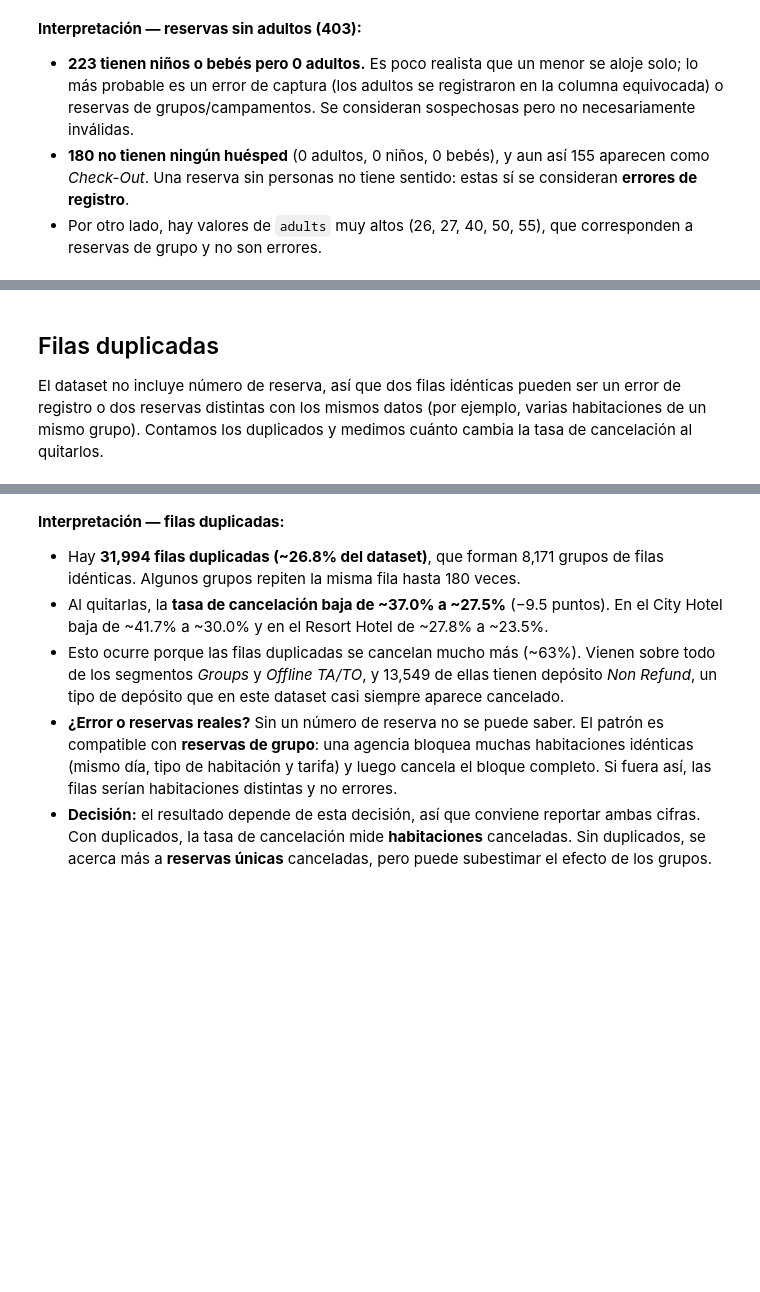
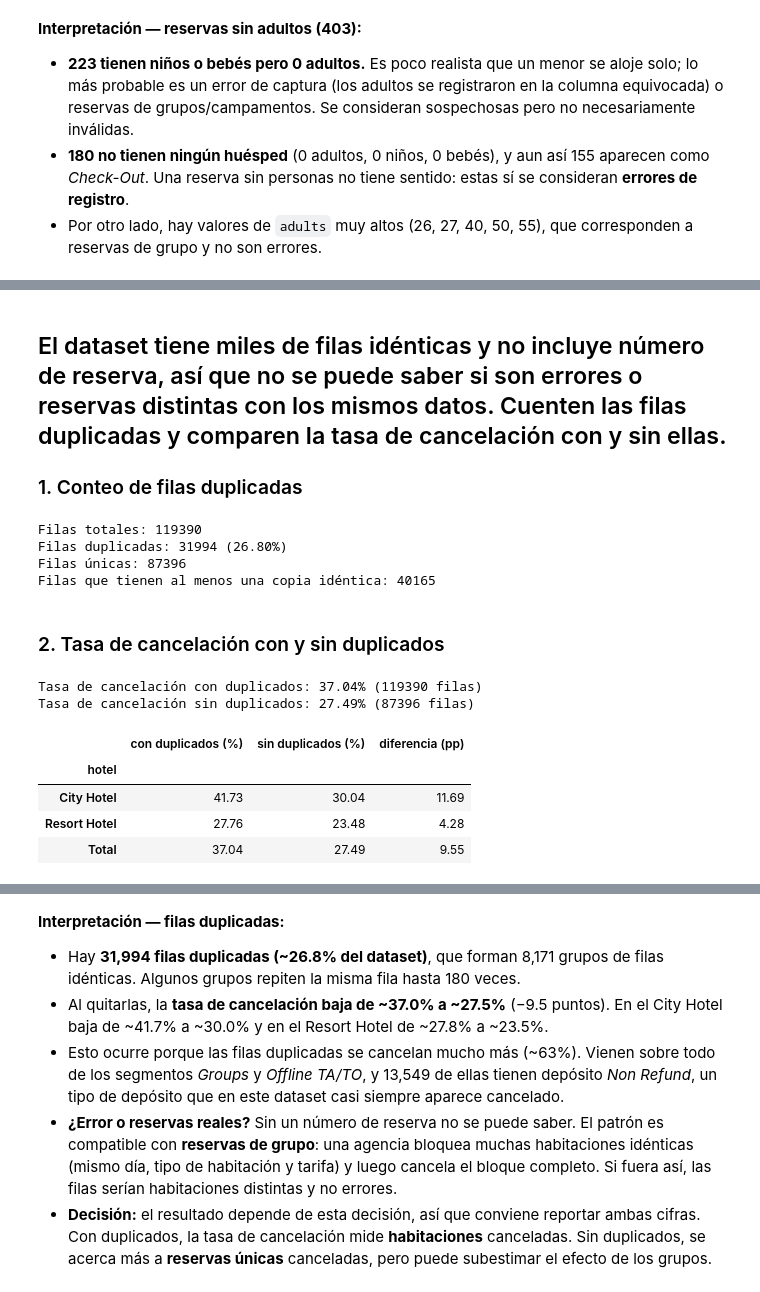
Before and after one commit to N0oCh1/TopicoII, a Jupyter notebook: Laboratorio4/Lab4_reportes.ipynb, the cells around one changed output, grey strips where cells are left out. Drawn from its saved outputs; the diff is of its cells as text; code cells hidden in the pictures; blank space fills up the shorter version.

```diff
--- a/Laboratorio4/Lab4_reportes.ipynb
+++ b/Laboratorio4/Lab4_reportes.ipynb
@@ -114,27 +245,47 @@ df.filter(like='flag_').sum()
 # %% [markdown]
-## Filas duplicadas
+## El dataset tiene miles de filas idénticas y no incluye número de reserva, así que no se puede saber si son errores o reservas distintas con los mismos datos. Cuenten las filas duplicadas y comparen la tasa de cancelación con y sin ellas.
 
-El dataset no incluye número de reserva, así que dos filas idénticas pueden ser un error de registro o dos reservas distintas con los mismos datos (por ejemplo, varias habitaciones de un mismo grupo). Contamos los duplicados y medimos cuánto cambia la tasa de cancelación al quitarlos.
+### 1. Conteo de filas duplicadas
 # %%
-# Solo usamos las columnas originales del CSV (sin las columnas flag_ creadas arriba)
-columnas_originales = [c for c in df.columns if not c.startswith('flag_')]
+# Partimos del CSV original para comparar solo sus columnas (sin las columnas flag_ creadas arriba)
+df_original = load_data('hotels.csv')
+columnas_originales = df_original.columns.tolist()
 
 # keep='first': la primera aparición no cuenta como duplicada, solo sus copias
-es_duplicada = df.duplicated(subset=columnas_originales, keep='first')
+es_duplicada = df_original.duplicated(keep='first')
 
-print('Filas totales:', len(df))
+print('Filas totales:', len(df_original))
 print(f'Filas duplicadas: {es_duplicada.sum()} ({es_duplicada.mean():.2%})')
 print('Filas únicas:', (~es_duplicada).sum())
-print('Filas que tienen al menos una copia idéntica:', df.duplicated(subset=columnas_originales, keep=False).sum())
+print('Filas que tienen al menos una copia idéntica:', df_original.duplicated(keep=False).sum())
+# %% [output]
+Filas totales: 119390
+Filas duplicadas: 31994 (26.80%)
+Filas únicas: 87396
+Filas que tienen al menos una copia idéntica: 40165
+# %% [markdown]
+### 2. Tasa de cancelación con y sin duplicados
 # %%
 # Tasa de cancelación con y sin duplicados
-df_sin_dup = df[~es_duplicada]
+df_con_dup = df_original
+df_sin_dup = df_original[~es_duplicada]
+
+print(f"Tasa de cancelación con duplicados: {df_con_dup['is_canceled'].mean():.2%} ({len(df_con_dup)} filas)")
+print(f"Tasa de cancelación sin duplicados: {df_sin_dup['is_canceled'].mean():.2%} ({len(df_sin_dup)} filas)")
 
 comparacion = pd.DataFrame({
-    'con duplicados': df.groupby('hotel')['is_canceled'].mean(),
-    'sin duplicados': df_sin_dup.groupby('hotel')['is_canceled'].mean(),
+    'con duplicados (%)': df_con_dup.groupby('hotel')['is_canceled'].mean() * 100,
+    'sin duplicados (%)': df_sin_dup.groupby('hotel')['is_canceled'].mean() * 100,
 })
-comparacion.loc['Total'] = [df['is_canceled'].mean(), df_sin_dup['is_canceled'].mean()]
-comparacion['diferencia (pp)'] = (comparacion['con duplicados'] - comparacion['sin duplicados']) * 100
+comparacion.loc['Total'] = [df_con_dup['is_canceled'].mean() * 100, df_sin_dup['is_canceled'].mean() * 100]
+comparacion['diferencia (pp)'] = comparacion['con duplicados (%)'] - comparacion['sin duplicados (%)']
 
-(comparacion * [100, 100, 1]).round(2)
+comparacion.round(2)
+# %% [output]
+Tasa de cancelación con duplicados: 37.04% (119390 filas)
+Tasa de cancelación sin duplicados: 27.49% (87396 filas)
+|  | con duplicados (%) | sin duplicados (%) | diferencia (pp) |
+| hotel |  |  |  |
+| City Hotel | 41.73 | 30.04 | 11.69 |
+| Resort Hotel | 27.76 | 23.48 | 4.28 |
+| Total | 37.04 | 27.49 | 9.55 |
```
Also changed, not shown: parts of 16 cells of this notebook, 11 other files.
